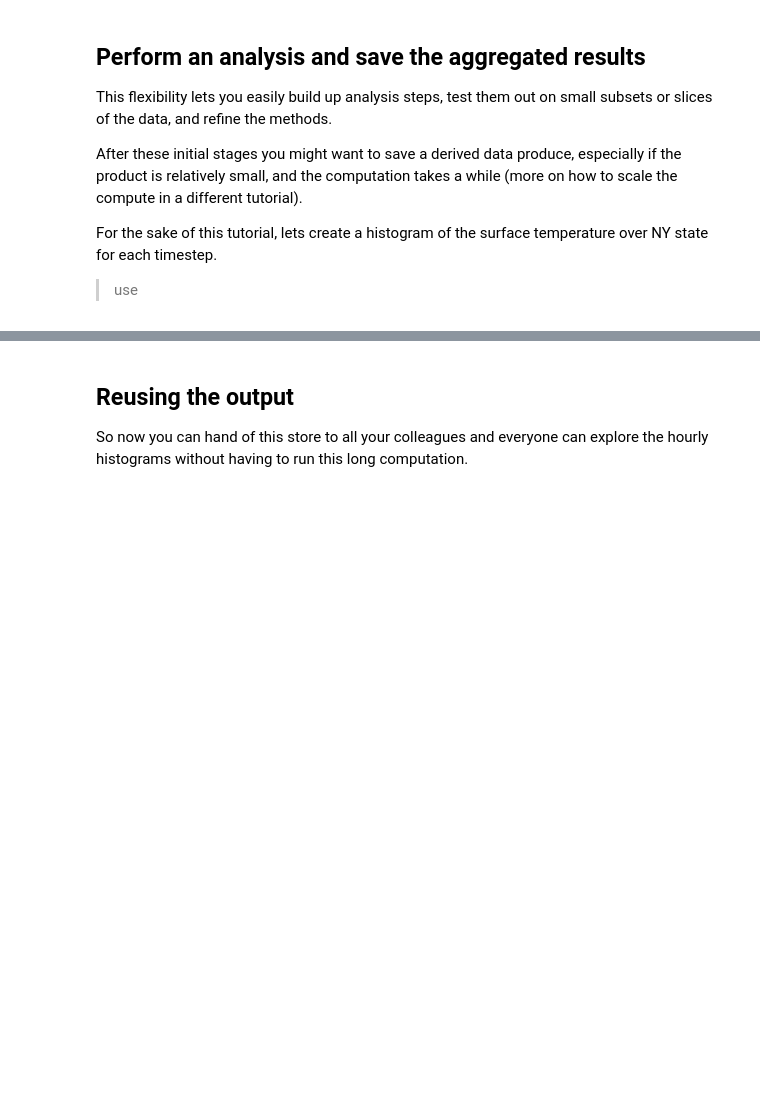
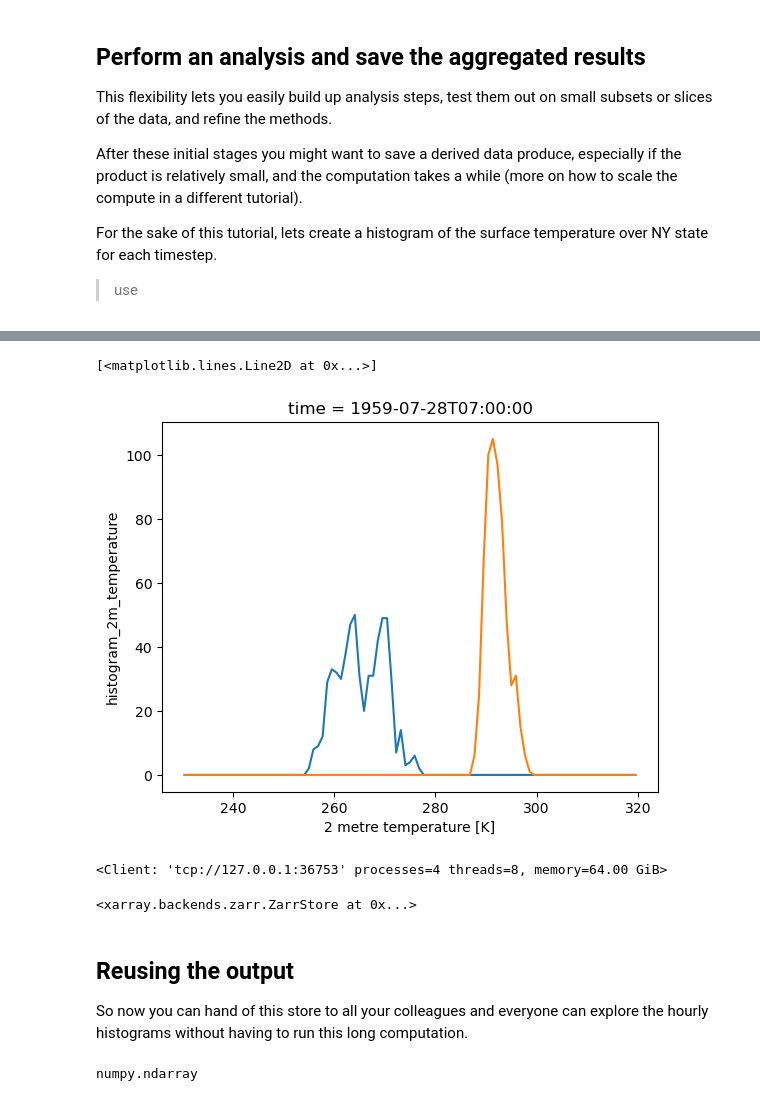
Before and after one commit to jbusecke/leap-pangeo-demos, a Jupyter notebook: Cloud_Storage_ERA5_ARCO.ipynb, the cells around one changed output, grey strips where cells are left out. Drawn from its saved outputs; the diff is of its cells as text; code cells hidden in the pictures; blank space fills up the shorter version.

```diff
--- a/Cloud_Storage_ERA5_ARCO.ipynb
+++ b/Cloud_Storage_ERA5_ARCO.ipynb
@@ -64,4 +116,10 @@ import numpy as np
 
 # use xhistogram to create a time resolved histogram array
 # (select only 5000 time elements to keep computation shorter at the end)
-...
+ny_temp = ar_full_37_1h['2m_temperature'].isel(time=slice(0,5000)).sel(
+    longitude=slice(ny_bbox[0],ny_bbox[1]),
+    latitude=slice(ny_bbox[2], ny_bbox[3]))
+
+
+temp_hist = histogram(ny_temp, bins=np.linspace(230, 320, 100), dim=['longitude', 'latitude'])
+temp_hist
@@ -68,9 +151,21 @@ import numpy as np
 # %%
 # Plot the temperature histogram for the first and last time step
-...
+temp_hist.isel(time=0).plot()
+temp_hist.isel(time=-1).plot()
+# %% [output]
+[<matplotlib.lines.Line2D at 0x...>]
+[figure, added]
 # %%
 # lets store this output as a zarr store
-out_path = f"gs://leap-scratch/{os.environ['JUPYTERHUB_USER']}/annual_meeting_demo/era5/temp_hist.zarr"
+import os
+out_path = f"gs://leap-scratch/{os.environ['JUPYTERHUB_USER']}/annual_meeting_demo/era5/temp_hist_live.zarr"
 
 # stream the computation results directly to a cloud zarr store!
-...
+from distributed import Client
+client = Client()
+display(client)
+
+temp_hist.to_zarr(out_path)
+# %% [output]
+<Client: 'tcp://127.0.0.1:36753' processes=4 threads=8, memory=64.00 GiB>
+<xarray.backends.zarr.ZarrStore at 0x...>
@@ -82,8 +181,12 @@ So now you can hand of this store to all your colleagues and everyone can explor
 # reload the zarr store into an xarray dataset, and load it into memory (hint: `chunks=None`)
 
 temp_hist_reloaded = xr.open_dataset(
-    ...
+    out_path,
+    engine='zarr',
+    chunks=None,
 )
-temp_hist_reloaded
+type(temp_hist_reloaded['histogram_2m_temperature'].data)
+# %% [output]
+numpy.ndarray
 # %%
 # plot a 2d plot of histogram bins vs time
```
Also changed, not shown: parts of 9 cells of this notebook, 6 other files.
